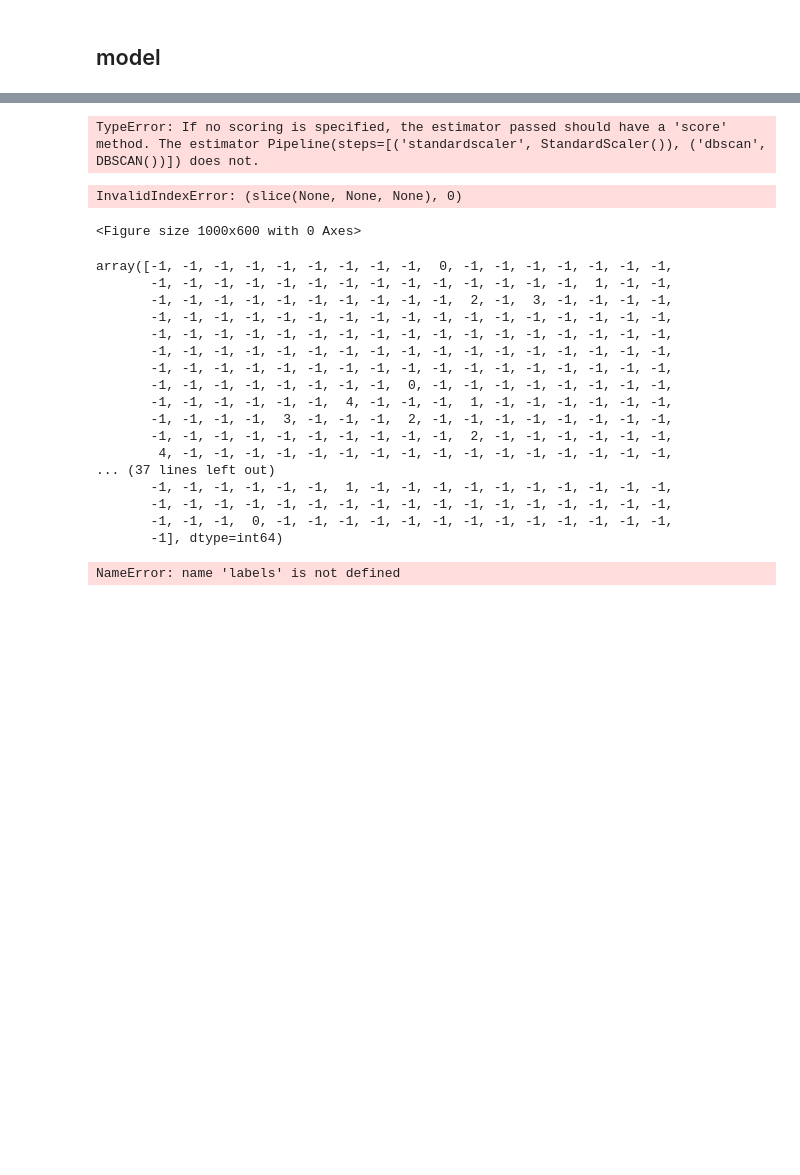
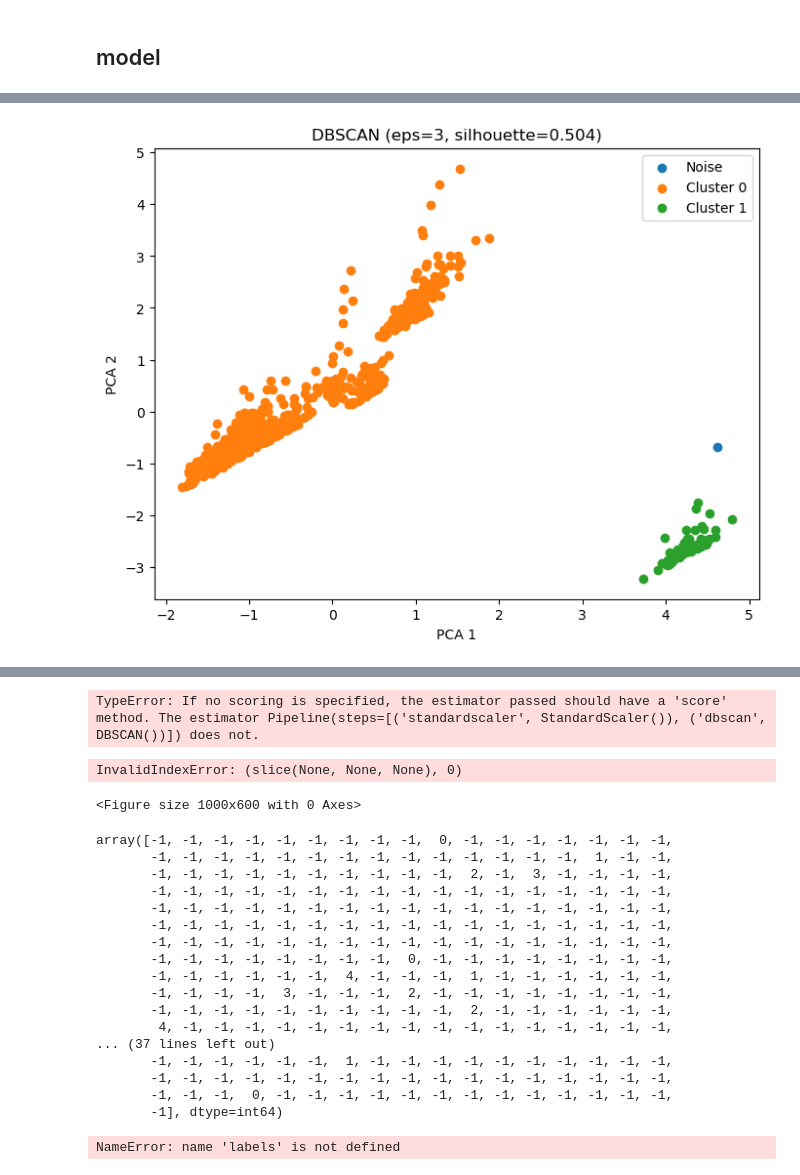
Before and after one commit to lrncjrssn/DS8_eindproject, a Jupyter notebook: Clustering.ipynb, the cells around one changed output, grey strips where cells are left out. Saved outputs shown, nothing was run; the diff lists cells and outputs as text; code cells hidden in the pictures; blank space fills up the shorter version.

Commit message:
test clusteren, betere silhoutte

```diff
--- a/Clustering.ipynb
+++ b/Clustering.ipynb
@@ -37,13 +37,11 @@ colomn_names = df_all.columns
 colomn_names
 
 # colomnen verwijderen
-feature_names=['time', 'x', 'y', 'z', 'abs', 'roadtype', 'weather',
-       'x_std', 'z_std', 'x_mean',
-       'x_rms', 'z_rms',
-       'z_spectral_flatness']
+feature_names=['time', 'x', 'y', 'z', 'abs', 'weather', 'roadtype']
 Y = df_all['weight']
 X = df_all[feature_names]
 X = pd.get_dummies(X, columns=['weather','roadtype'], drop_first=True, dtype=int)
 #Y = pd.get_dummies(Y, columns=['roadtype'], drop_first=True, dtype=int)
 
 x_train, x_test, y_train, y_test = train_test_split(X, Y, test_size=0.2, random_state=42)
+colomn_names
@@ -50,2 +54,93 @@ x_train, x_test, y_train, y_test = train_test_split(X, Y, test_size=0.2, random_
 # %% [markdown]
 ## model
+# %%
+from sklearn.preprocessing import StandardScaler
+from sklearn.decomposition import PCA
+from sklearn.cluster import DBSCAN
+from sklearn.metrics import silhouette_score
+import matplotlib.pyplot as plt
+import numpy as np
+
+# JOUW FEATURES
+X = x_train
+
+# Schalen
+scaler = StandardScaler()
+X_scaled = scaler.fit_transform(X)
+
+# PCA om dimensies te verminderen
+pca = PCA(n_components=5)
+X_pca5 = pca.fit_transform(X_scaled)
+
+best_score = -999
+best_labels = None
+best_eps = None
+
+for eps in [0.5, 1, 1.5, 2, 3, 4, 5]:
+
+    dbscan = DBSCAN(
+        eps=eps,
+        min_samples=5
+    )
+
+    labels = dbscan.fit_predict(X_pca5)
+
+    n_clusters = len(set(labels)) - (1 if -1 in labels else 0)
+    n_noise = list(labels).count(-1)
+
+    if n_clusters > 1:
+        score = silhouette_score(X_pca5, labels)
+
+        print(
+            f"eps={eps} | "
+            f"clusters={n_clusters} | "
+            f"noise={n_noise} | "
+            f"silhouette={score:.3f}"
+        )
+
+        if score > best_score:
+            best_score = score
+            best_labels = labels
+            best_eps = eps
+
+    else:
+        print(
+            f"eps={eps} | "
+            f"clusters={n_clusters} | "
+            f"noise={n_noise}"
+        )
+
+print("\nBeste eps:", best_eps)
+print("Beste silhouette score:", round(best_score,3))
+
+# PCA naar 2D voor plot
+pca_plot = PCA(n_components=2)
+X_plot = pca_plot.fit_transform(X_scaled)
+
+plt.figure(figsize=(8,6))
+
+for cluster in np.unique(best_labels):
+
+    mask = best_labels == cluster
+
+    if cluster == -1:
+        plt.scatter(
+            X_plot[mask,0],
+            X_plot[mask,1],
+            label="Noise"
+        )
+    else:
+        plt.scatter(
+            X_plot[mask,0],
+            X_plot[mask,1],
+            label=f"Cluster {cluster}"
+        )
+
+plt.title(
+    f"DBSCAN (eps={best_eps}, silhouette={best_score:.3f})"
+)
+plt.xlabel("PCA 1")
+plt.ylabel("PCA 2")
+plt.legend()
+plt.show()
+# %% [output]
@@ -51,0 +157 @@ x_train, x_test, y_train, y_test = train_test_split(X, Y, test_size=0.2, random_
+[figure, added]
```
Also changed, not shown: parts of 8 cells of this notebook, 1 other file.
